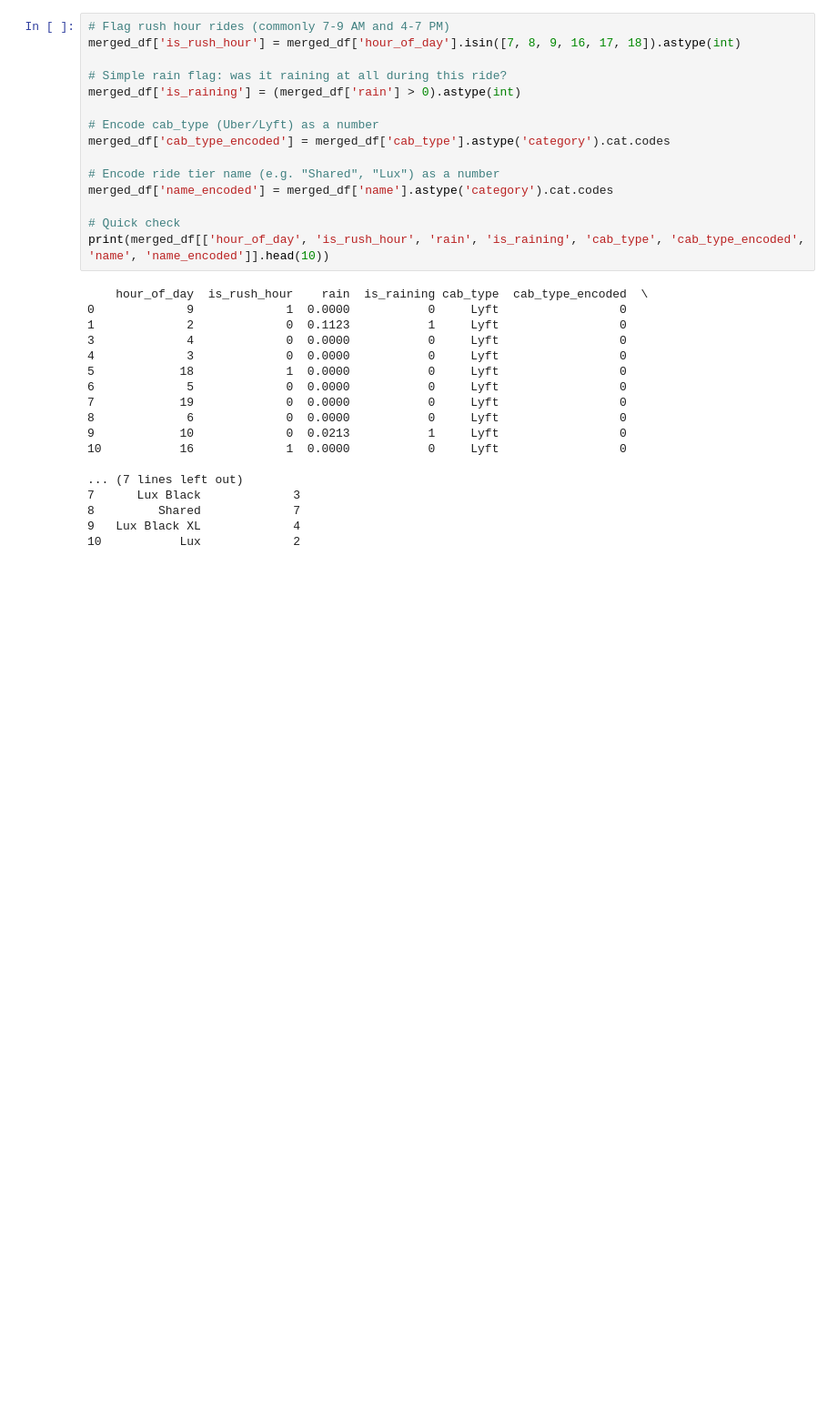
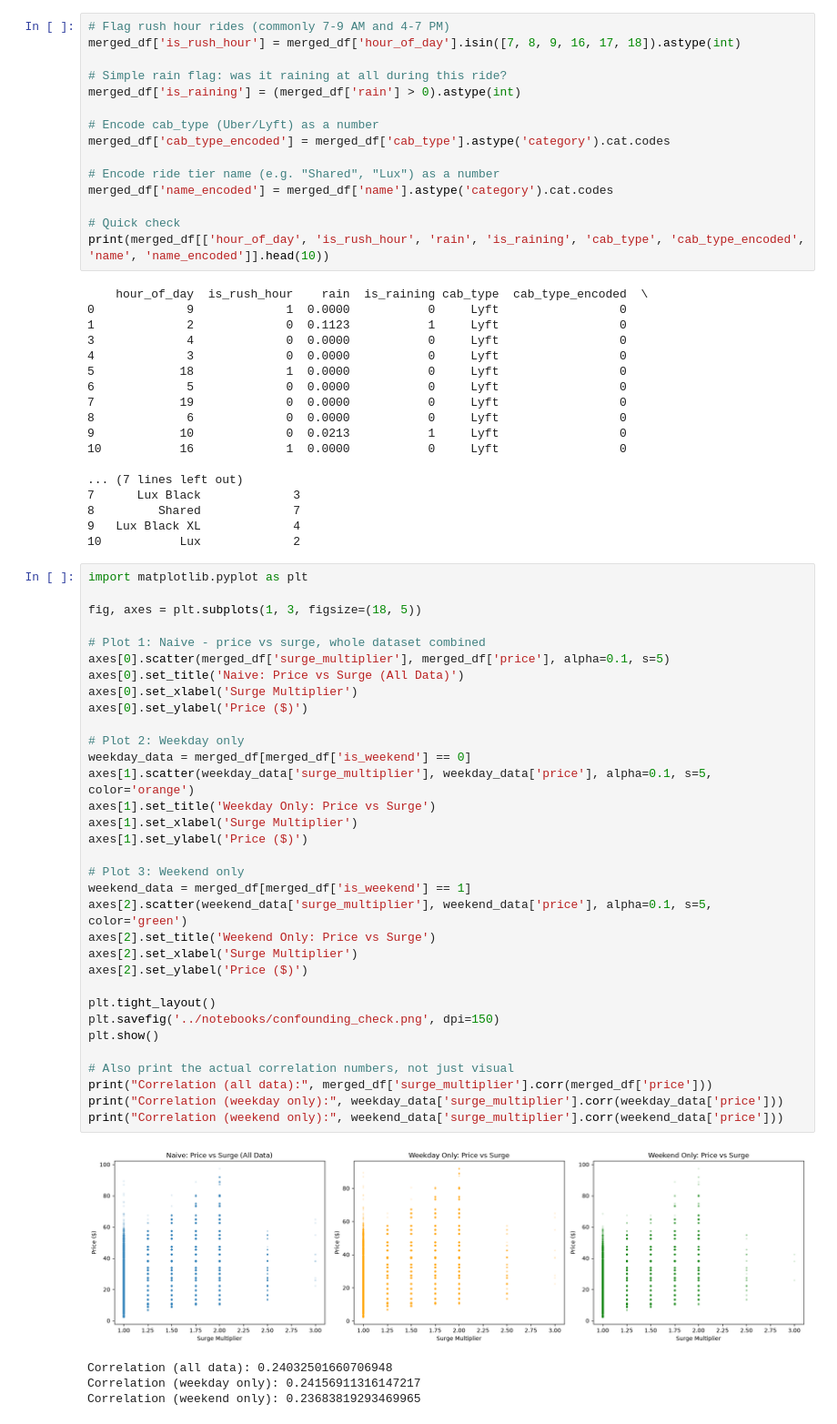
Before and after one commit to parasparte12/dynamic-pricing-genai, a Jupyter notebook: notebooks/eda.ipynb, the cells around one changed output. Shown at 91% size. Drawn from its saved outputs; the diff is of its cells as text; blank space fills up the shorter version.

```diff
--- a/notebooks/eda.ipynb
+++ b/notebooks/eda.ipynb
@@ -259,3 +259,41 @@ print(merged_df[['hour_of_day', 'is_rush_hour', 'rain', 'is_raining', 'cab_type'
 8         Shared             7
 9   Lux Black XL             4
 10           Lux             2
+# %%
+import matplotlib.pyplot as plt
+
+fig, axes = plt.subplots(1, 3, figsize=(18, 5))
+
+# Plot 1: Naive - price vs surge, whole dataset combined
+axes[0].scatter(merged_df['surge_multiplier'], merged_df['price'], alpha=0.1, s=5)
+axes[0].set_title('Naive: Price vs Surge (All Data)')
+axes[0].set_xlabel('Surge Multiplier')
+axes[0].set_ylabel('Price ($)')
+
+# Plot 2: Weekday only
+weekday_data = merged_df[merged_df['is_weekend'] == 0]
+axes[1].scatter(weekday_data['surge_multiplier'], weekday_data['price'], alpha=0.1, s=5, color='orange')
+axes[1].set_title('Weekday Only: Price vs Surge')
+axes[1].set_xlabel('Surge Multiplier')
+axes[1].set_ylabel('Price ($)')
+
+# Plot 3: Weekend only
+weekend_data = merged_df[merged_df['is_weekend'] == 1]
+axes[2].scatter(weekend_data['surge_multiplier'], weekend_data['price'], alpha=0.1, s=5, color='green')
+axes[2].set_title('Weekend Only: Price vs Surge')
+axes[2].set_xlabel('Surge Multiplier')
+axes[2].set_ylabel('Price ($)')
+
+plt.tight_layout()
+plt.savefig('../notebooks/confounding_check.png', dpi=150)
+plt.show()
+
+# Also print the actual correlation numbers, not just visual
+print("Correlation (all data):", merged_df['surge_multiplier'].corr(merged_df['price']))
+print("Correlation (weekday only):", weekday_data['surge_multiplier'].corr(weekday_data['price']))
+print("Correlation (weekend only):", weekend_data['surge_multiplier'].corr(weekend_data['price']))
+# %% [output]
+[figure, added]
+Correlation (all data): 0.24032501660706948
+Correlation (weekday only): 0.24156911316147217
+Correlation (weekend only): 0.23683819293469965
```
Also changed, not shown: parts of 1 cell of this notebook, 4 other files.
